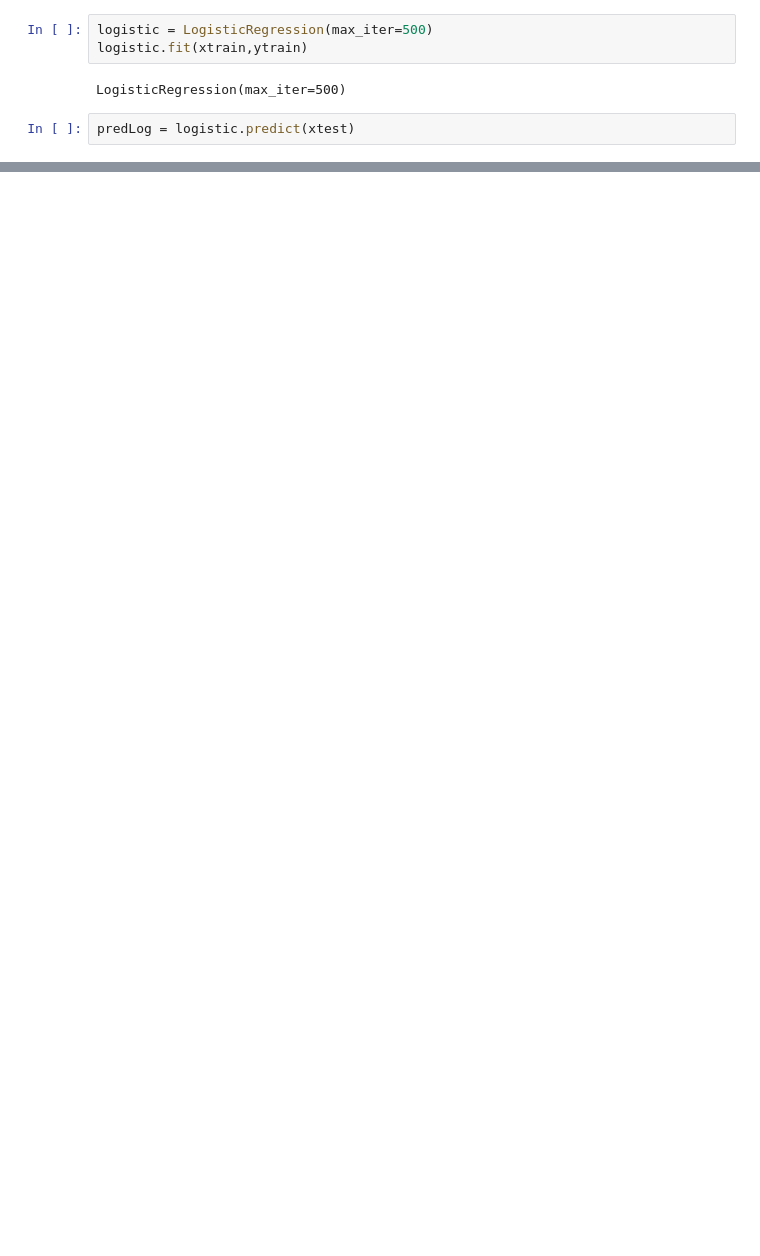
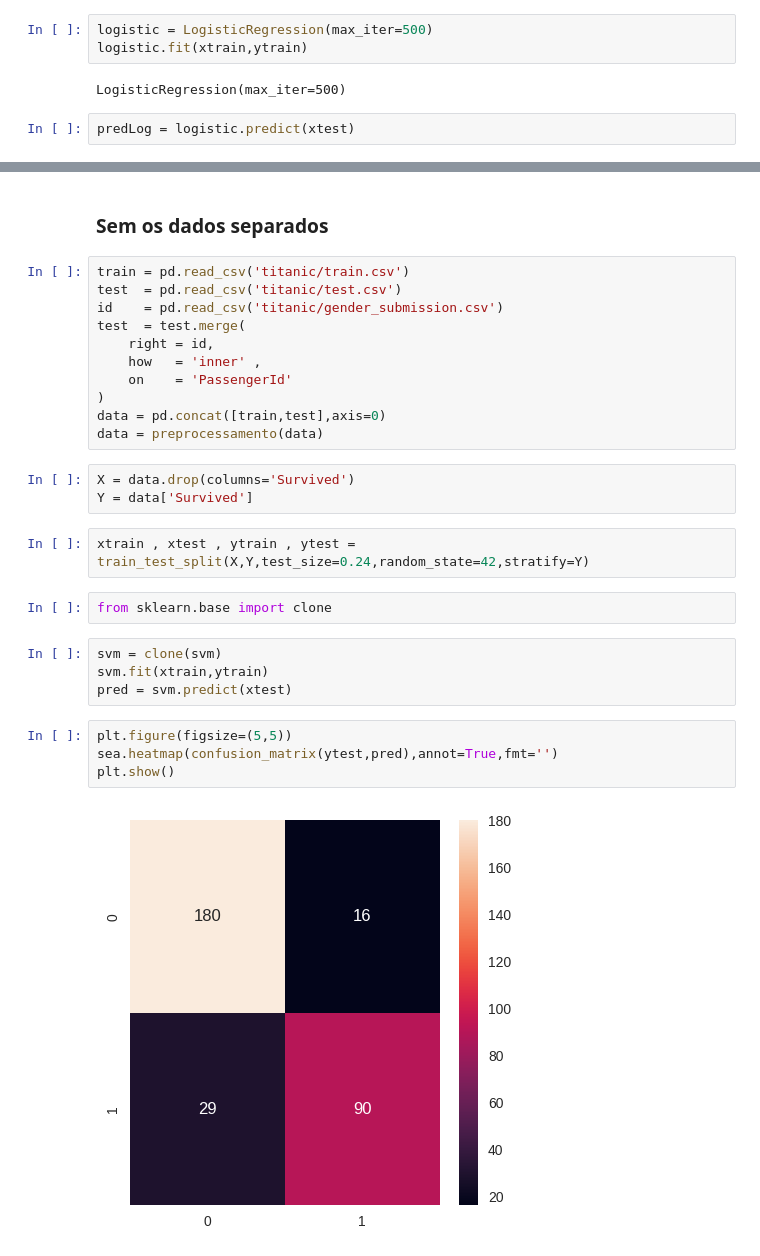
Before and after one commit to kaladabrio2020/livro-aprendizado-de-maquina-sklearn-keras-tf, a Jupyter notebook: Parte 1 - Conceitos basicos de Aprendizado de Maquina/Capitulo 3 - Classificação/exercicios/exercicioTitanic.ipynb, the cells around one changed output, grey strips where cells are left out. Drawn from its saved outputs; the diff is of its cells as text; blank space fills up the shorter version.

Commit message:
titanic

```diff
--- a/Parte 1 - Conceitos basicos de Aprendizado de Maquina/Capitulo 3 - Classificação/exercicios/exercicioTitanic.ipynb
+++ b/Parte 1 - Conceitos basicos de Aprendizado de Maquina/Capitulo 3 - Classificação/exercicios/exercicioTitanic.ipynb
@@ -551,0 +551,30 @@ plt.show()
+# %% [markdown]
+### Sem os dados separados
+# %%
+train = pd.read_csv('titanic/train.csv')
+test  = pd.read_csv('titanic/test.csv')
+id    = pd.read_csv('titanic/gender_submission.csv')
+test  = test.merge(
+    right = id,
+    how   = 'inner' ,
+    on    = 'PassengerId'
+)
+data = pd.concat([train,test],axis=0)
+data = preprocessamento(data)
+# %%
+X = data.drop(columns='Survived')
+Y = data['Survived']
+# %%
+xtrain , xtest , ytrain , ytest = train_test_split(X,Y,test_size=0.24,random_state=42,stratify=Y)
+# %%
+from sklearn.base import clone
+# %%
+svm = clone(svm)
+svm.fit(xtrain,ytrain)
+pred = svm.predict(xtest)
+# %%
+plt.figure(figsize=(5,5))
+sea.heatmap(confusion_matrix(ytest,pred),annot=True,fmt='')
+plt.show()
+# %% [output]
+[figure, added]
```
Also changed, not shown: parts of 13 cells of this notebook.
